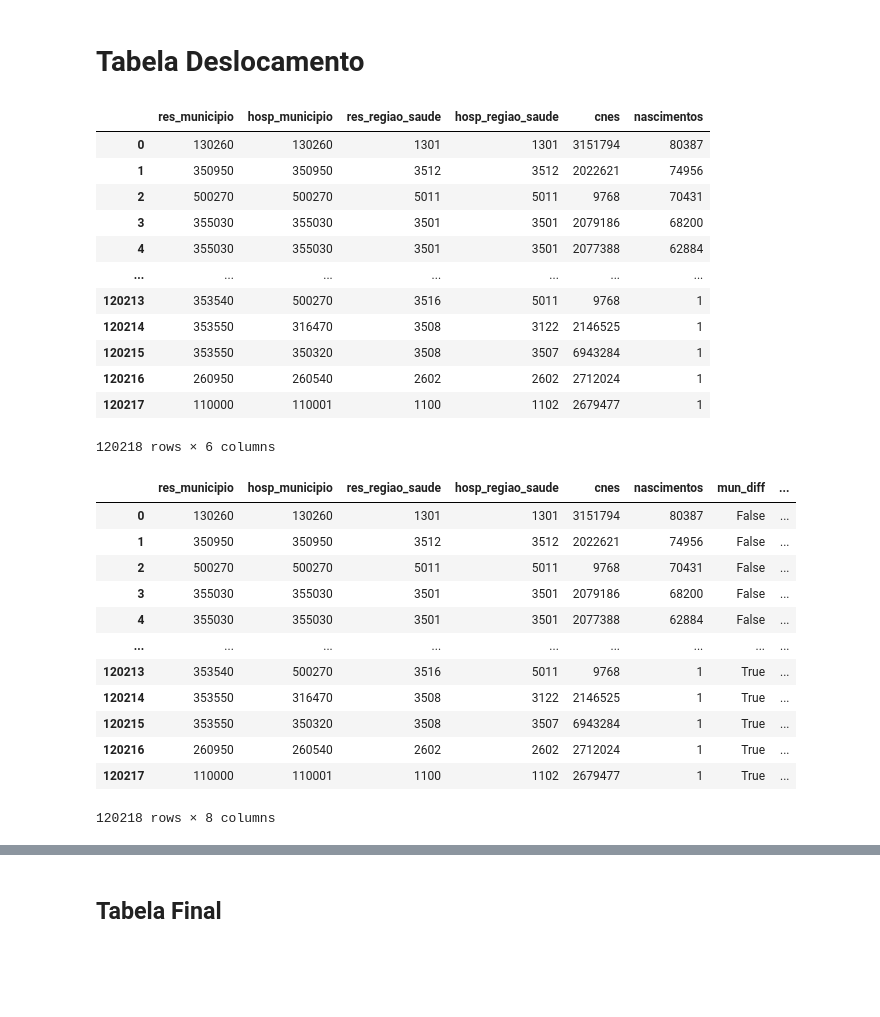
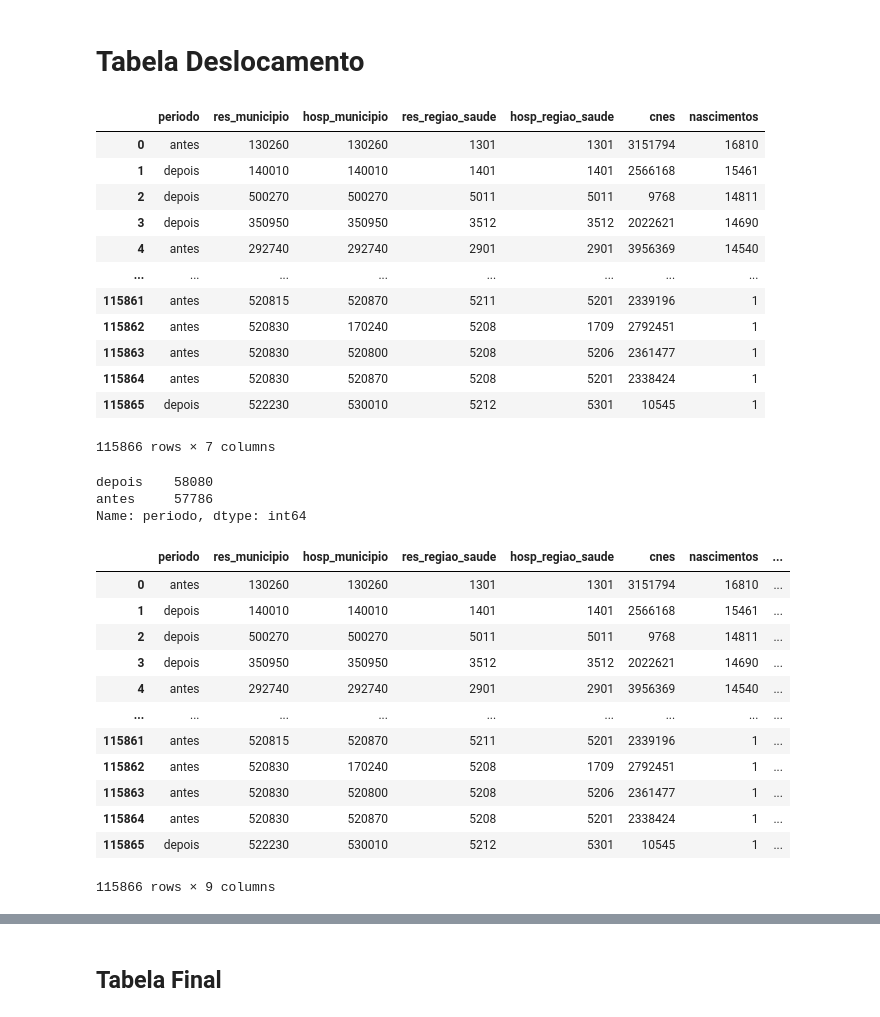
Before and after one commit to lucaslopes/gestantes, a Jupyter notebook: website/network.ipynb, the cells around one changed output, grey strips where cells are left out. Saved outputs shown, nothing was run; the diff lists cells and outputs as text; code cells hidden in the pictures; blank space fills up the shorter version.

Commit message:
Add period column

```diff
--- a/website/network.ipynb
+++ b/website/network.ipynb
@@ -164,44 +164,52 @@ def merge_lat_lon(df_left, df_right, left_on, right_on):
   df = df.drop(right_on, axis=1)
   return df
 # %%
-cols = ['res_municipio', 'hosp_municipio', 'res_regiao_saude', 'hosp_regiao_saude', 'cnes']
-df_deslc = df_sinasc[cols].groupby(
+cols = ['periodo', 'res_municipio', 'hosp_municipio', 'res_regiao_saude', 'hosp_regiao_saude', 'cnes']
+df_deslc = df_sinasc[cols]
+df_deslc = df_deslc[df_deslc['periodo'] != 'durante']
+df_deslc = df_deslc.groupby(
   cols, as_index=False
 ).size().sort_values('size', ascending=False, ignore_index=True)
 df_deslc = df_deslc.rename(columns={'size': 'nascimentos'})
 df_deslc
 # %% [output]
-|  | res_municipio | hosp_municipio | res_regiao_saude | hosp_regiao_saude | cnes | nascimentos |
-| 0 | 130260 | 130260 | 1301 | 1301 | 3151794 | 80387 |
-| 1 | 350950 | 350950 | 3512 | 3512 | 2022621 | 74956 |
-| 2 | 500270 | 500270 | 5011 | 5011 | 9768 | 70431 |
-| 3 | 355030 | 355030 | 3501 | 3501 | 2079186 | 68200 |
-| 4 | 355030 | 355030 | 3501 | 3501 | 2077388 | 62884 |
-| ... | ... | ... | ... | ... | ... | ... |
-| 120213 | 353540 | 500270 | 3516 | 5011 | 9768 | 1 |
-| 120214 | 353550 | 316470 | 3508 | 3122 | 2146525 | 1 |
-| 120215 | 353550 | 350320 | 3508 | 3507 | 6943284 | 1 |
-| 120216 | 260950 | 260540 | 2602 | 2602 | 2712024 | 1 |
-| 120217 | 110000 | 110001 | 1100 | 1102 | 2679477 | 1 |
+|  | periodo | res_municipio | hosp_municipio | res_regiao_saude | hosp_regiao_saude | cnes | nascimentos |
+| 0 | antes | 130260 | 130260 | 1301 | 1301 | 3151794 | 16810 |
+| 1 | depois | 140010 | 140010 | 1401 | 1401 | 2566168 | 15461 |
+| 2 | depois | 500270 | 500270 | 5011 | 5011 | 9768 | 14811 |
+| 3 | depois | 350950 | 350950 | 3512 | 3512 | 2022621 | 14690 |
+| 4 | antes | 292740 | 292740 | 2901 | 2901 | 3956369 | 14540 |
+| ... | ... | ... | ... | ... | ... | ... | ... |
+| 115861 | antes | 520815 | 520870 | 5211 | 5201 | 2339196 | 1 |
+| 115862 | antes | 520830 | 170240 | 5208 | 1709 | 2792451 | 1 |
+| 115863 | antes | 520830 | 520800 | 5208 | 5206 | 2361477 | 1 |
+| 115864 | antes | 520830 | 520870 | 5208 | 5201 | 2338424 | 1 |
+| 115865 | depois | 522230 | 530010 | 5212 | 5301 | 10545 | 1 |
-120218 rows × 6 columns
+115866 rows × 7 columns
+# %%
+df_deslc['periodo'].value_counts()
+# %% [output]
+depois    58080
+antes     57786
+Name: periodo, dtype: int64
 # %%
 df_deslc['mun_diff'] = df_deslc['res_municipio'] != df_deslc['hosp_municipio']
 df_deslc['regsau_diff'] = df_deslc['res_regiao_saude'] != df_deslc['hosp_regiao_saude']
 df_deslc
 # %% [output]
-|  | res_municipio | hosp_municipio | res_regiao_saude | hosp_regiao_saude | cnes | nascimentos | mun_diff | ... |
-| 0 | 130260 | 130260 | 1301 | 1301 | 3151794 | 80387 | False | ... |
-| 1 | 350950 | 350950 | 3512 | 3512 | 2022621 | 74956 | False | ... |
-| 2 | 500270 | 500270 | 5011 | 5011 | 9768 | 70431 | False | ... |
-| 3 | 355030 | 355030 | 3501 | 3501 | 2079186 | 68200 | False | ... |
-| 4 | 355030 | 355030 | 3501 | 3501 | 2077388 | 62884 | False | ... |
+|  | periodo | res_municipio | hosp_municipio | res_regiao_saude | hosp_regiao_saude | cnes | nascimentos | ... |
+| 0 | antes | 130260 | 130260 | 1301 | 1301 | 3151794 | 16810 | ... |
+| 1 | depois | 140010 | 140010 | 1401 | 1401 | 2566168 | 15461 | ... |
+| 2 | depois | 500270 | 500270 | 5011 | 5011 | 9768 | 14811 | ... |
+| 3 | depois | 350950 | 350950 | 3512 | 3512 | 2022621 | 14690 | ... |
+| 4 | antes | 292740 | 292740 | 2901 | 2901 | 3956369 | 14540 | ... |
 | ... | ... | ... | ... | ... | ... | ... | ... | ... |
-| 120213 | 353540 | 500270 | 3516 | 5011 | 9768 | 1 | True | ... |
-| 120214 | 353550 | 316470 | 3508 | 3122 | 2146525 | 1 | True | ... |
-| 120215 | 353550 | 350320 | 3508 | 3507 | 6943284 | 1 | True | ... |
-| 120216 | 260950 | 260540 | 2602 | 2602 | 2712024 | 1 | True | ... |
-| 120217 | 110000 | 110001 | 1100 | 1102 | 2679477 | 1 | True | ... |
+| 115861 | antes | 520815 | 520870 | 5211 | 5201 | 2339196 | 1 | ... |
+| 115862 | antes | 520830 | 170240 | 5208 | 1709 | 2792451 | 1 | ... |
+| 115863 | antes | 520830 | 520800 | 5208 | 5206 | 2361477 | 1 | ... |
+| 115864 | antes | 520830 | 520870 | 5208 | 5201 | 2338424 | 1 | ... |
+| 115865 | depois | 522230 | 530010 | 5212 | 5301 | 10545 | 1 | ... |
-120218 rows × 8 columns
+115866 rows × 9 columns
 # %%
 res_cols = [
   'cod_ibge',
```
Also changed, not shown: parts of 9 cells of this notebook, 1 other file.
